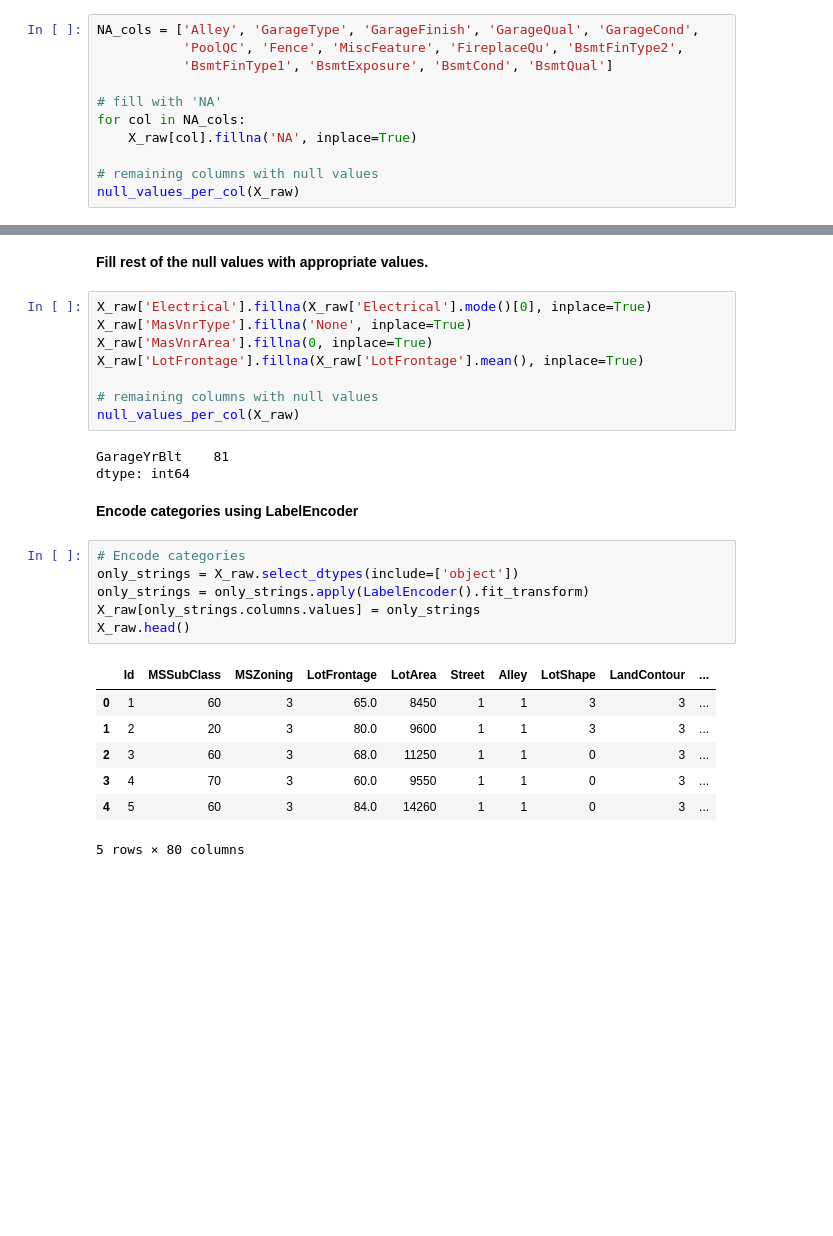
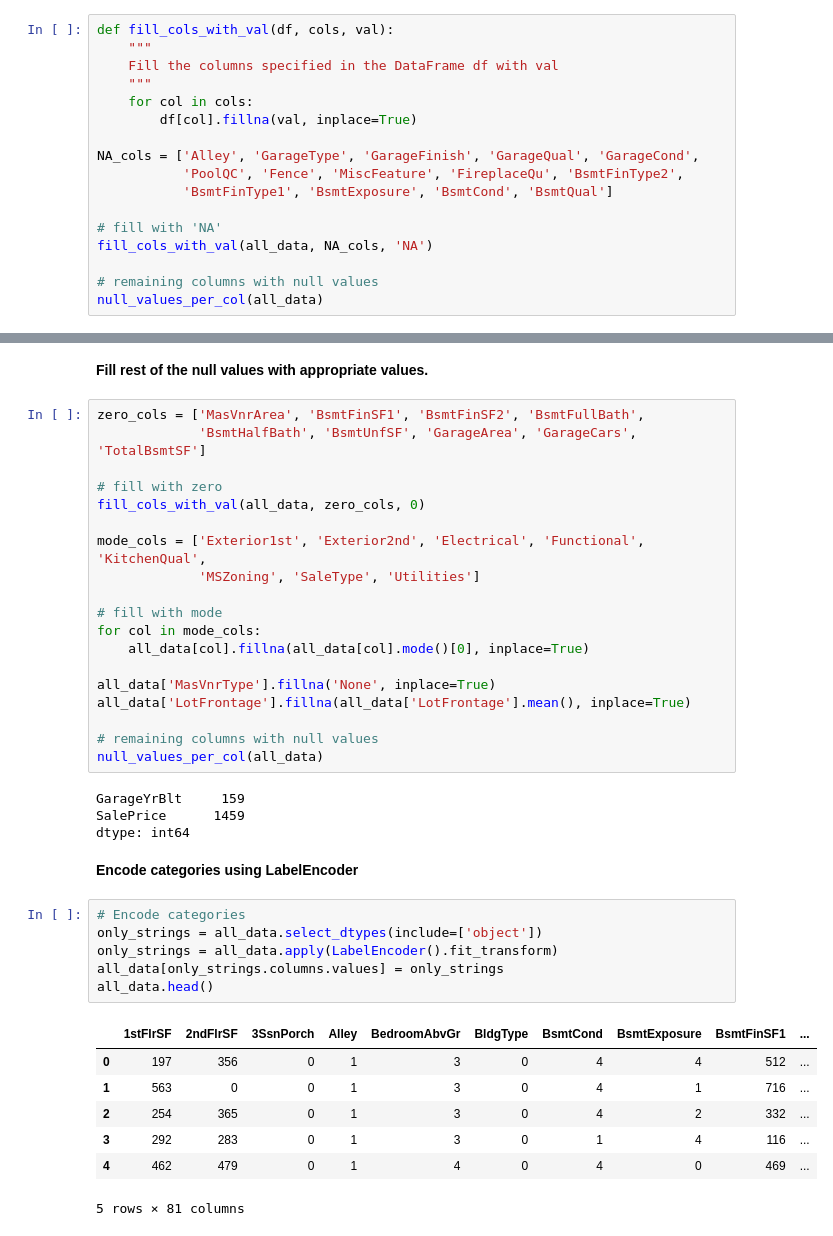
Before and after one commit to dheerajgopi/learn-ML, a Jupyter notebook: kaggle-house-price.ipynb, the cells around one changed output, grey strips where cells are left out. Saved outputs shown, nothing was run; the diff lists cells and outputs as text; blank space fills up the shorter version.

```diff
--- a/kaggle-house-price.ipynb
+++ b/kaggle-house-price.ipynb
@@ -58,14 +57,20 @@ dtype: int64
 # %% [markdown]
 **Fill null values 'NA' wherever possible.**
 # %%
+def fill_cols_with_val(df, cols, val):
+    """
+    Fill the columns specified in the DataFrame df with val
+    """
+    for col in cols:
+        df[col].fillna(val, inplace=True)
+
 NA_cols = ['Alley', 'GarageType', 'GarageFinish', 'GarageQual', 'GarageCond',
            'PoolQC', 'Fence', 'MiscFeature', 'FireplaceQu', 'BsmtFinType2',
            'BsmtFinType1', 'BsmtExposure', 'BsmtCond', 'BsmtQual']
 
 # fill with 'NA'
-for col in NA_cols:
-    X_raw[col].fillna('NA', inplace=True)
+fill_cols_with_val(all_data, NA_cols, 'NA')
 
 # remaining columns with null values
-null_values_per_col(X_raw)
+null_values_per_col(all_data)
 # %% [output]
@@ -78,29 +94,41 @@ dtype: int64
 # %% [markdown]
 **Fill rest of the null values with appropriate values.**
 # %%
-X_raw['Electrical'].fillna(X_raw['Electrical'].mode()[0], inplace=True)
-X_raw['MasVnrType'].fillna('None', inplace=True)
-X_raw['MasVnrArea'].fillna(0, inplace=True)
-X_raw['LotFrontage'].fillna(X_raw['LotFrontage'].mean(), inplace=True)
+zero_cols = ['MasVnrArea', 'BsmtFinSF1', 'BsmtFinSF2', 'BsmtFullBath',
+             'BsmtHalfBath', 'BsmtUnfSF', 'GarageArea', 'GarageCars', 'TotalBsmtSF']
+
+# fill with zero
+fill_cols_with_val(all_data, zero_cols, 0)
+
+mode_cols = ['Exterior1st', 'Exterior2nd', 'Electrical', 'Functional', 'KitchenQual',
+             'MSZoning', 'SaleType', 'Utilities']
+
+# fill with mode
+for col in mode_cols:
+    all_data[col].fillna(all_data[col].mode()[0], inplace=True)
+
+all_data['MasVnrType'].fillna('None', inplace=True)
+all_data['LotFrontage'].fillna(all_data['LotFrontage'].mean(), inplace=True)
 
 # remaining columns with null values
-null_values_per_col(X_raw)
+null_values_per_col(all_data)
 # %% [output]
-GarageYrBlt    81
+GarageYrBlt     159
+SalePrice      1459
 dtype: int64
 # %% [markdown]
 **Encode categories using LabelEncoder**
 # %%
 # Encode categories
-only_strings = X_raw.select_dtypes(include=['object'])
-only_strings = only_strings.apply(LabelEncoder().fit_transform)
-X_raw[only_strings.columns.values] = only_strings
-X_raw.head()
+only_strings = all_data.select_dtypes(include=['object'])
+only_strings = all_data.apply(LabelEncoder().fit_transform)
+all_data[only_strings.columns.values] = only_strings
+all_data.head()
 # %% [output]
-|  | Id | MSSubClass | MSZoning | LotFrontage | LotArea | Street | Alley | LotShape | LandContour | ... |
-| 0 | 1 | 60 | 3 | 65.0 | 8450 | 1 | 1 | 3 | 3 | ... |
-| 1 | 2 | 20 | 3 | 80.0 | 9600 | 1 | 1 | 3 | 3 | ... |
-| 2 | 3 | 60 | 3 | 68.0 | 11250 | 1 | 1 | 0 | 3 | ... |
-| 3 | 4 | 70 | 3 | 60.0 | 9550 | 1 | 1 | 0 | 3 | ... |
-| 4 | 5 | 60 | 3 | 84.0 | 14260 | 1 | 1 | 0 | 3 | ... |
+|  | 1stFlrSF | 2ndFlrSF | 3SsnPorch | Alley | BedroomAbvGr | BldgType | BsmtCond | BsmtExposure | BsmtFinSF1 | ... |
+| 0 | 197 | 356 | 0 | 1 | 3 | 0 | 4 | 4 | 512 | ... |
+| 1 | 563 | 0 | 0 | 1 | 3 | 0 | 4 | 1 | 716 | ... |
+| 2 | 254 | 365 | 0 | 1 | 3 | 0 | 4 | 2 | 332 | ... |
+| 3 | 292 | 283 | 0 | 1 | 3 | 0 | 1 | 4 | 116 | ... |
+| 4 | 462 | 479 | 0 | 1 | 4 | 0 | 4 | 0 | 469 | ... |
-5 rows × 80 columns
+5 rows × 81 columns
```
Also changed, not shown: parts of 9 cells of this notebook, 1 other file.
